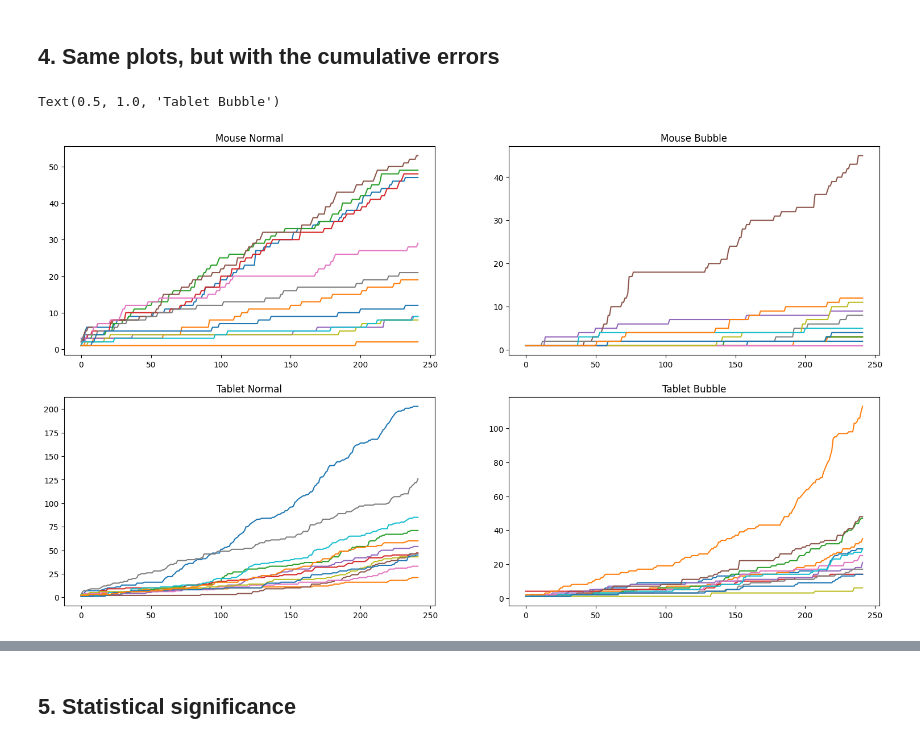
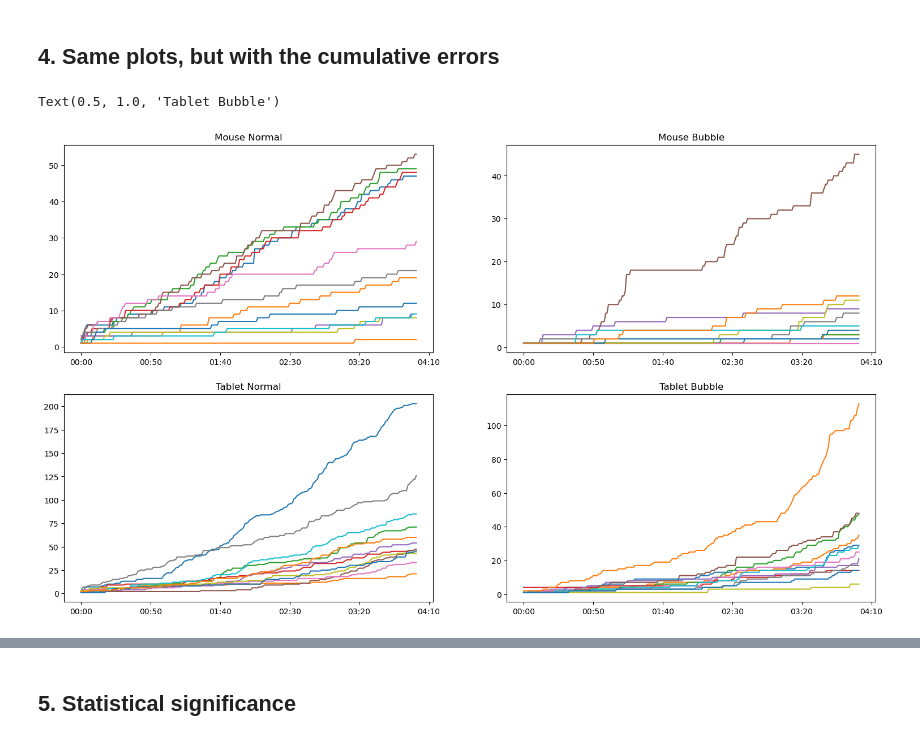
Before and after one commit to IoanaBaciu24/BubbleCursorExperiment, a Jupyter notebook: notebook.ipynb, the cells around one changed output, grey strips where cells are left out. Cells and saved outputs as stored; diff of their text form; code cells hidden in the pictures.

```diff
--- a/notebook.ipynb
+++ b/notebook.ipynb
@@ -153,5 +126,7 @@ plt.ylabel("Movement Time (seconds)")
 plt.show()
 # %% [output]
 [figure]
+# %%
+df["Input method"] = df["Device"] + " " + df["Mode"]
 # %%
 # stats for groups
@@ -178,0 +149,9 @@ df.groupby(["Device", "Mode"])[["Total Time"]].mean().T.plot.bar()
+# %%
+# df.groupby(["Device", "Mode"])[["Total Time"]].mean().T.plot.bar()
+ax = sns.barplot(data=df, x="Input method", y="Total Time", errorbar=None)
+
+# time format for y axis
+ticks = ax.get_yticks()
+ax.set_yticklabels(pd.to_datetime(ticks, unit='s').strftime('%M:%S'))
+
+ax
@@ -228,6 +210,10 @@ for i in range(len(file_names_MB)):
     ax[1][0].plot(df_times_TN["clickTime{0}".format(i)].rolling(30).mean())
     ax[1][1].plot(df_times_TB["clickTime{0}".format(i)].rolling(30).mean())
 
+for i in range(2):
+    for j in range(2):
+        ticks = ax[i][j].get_xticks()
+        ax[i][j].set_xticklabels(pd.to_datetime(ticks, unit='s').strftime('%M:%S'))
 
 ax[0][0].set_title("Mouse Normal")
 ax[0][1].set_title("Mouse Bubble")
@@ -273,8 +261,8 @@ ax.plot(df_times_MB["meanClickTime"].rolling(10).mean(), label="Mouse Bubble")
 ax.plot(df_times_TN["meanClickTime"].rolling(10).mean(), label="Tablet Normal")
 ax.plot(df_times_TB["meanClickTime"].rolling(10).mean(), label="Tablet Bubble")
 
-
-
+ticks = ax.get_xticks()
+ax.set_xticklabels(pd.to_datetime(ticks, unit='s').strftime('%M:%S'))
 
 ax.legend()
 ax.set_title("The mean click times for the four combinations")
@@ -288,19 +276,23 @@ df_errs_MN, df_errs_MB, df_errs_TN, df_errs_TB = analysis_one_metric("currentNum
 # %%
 
 fig, ax = plt.subplots(2, 2)
 fig.set_size_inches(18.5, 10.5)
 
 for i in range(len(file_names_MB)):
     ax[0][0].plot(df_errs_MN["currentNumberOfErrors{0}".format(i)])
     ax[0][1].plot(df_errs_MB["currentNumberOfErrors{0}".format(i)])
     ax[1][0].plot(df_errs_TN["currentNumberOfErrors{0}".format(i)])
     ax[1][1].plot(df_errs_TB["currentNumberOfErrors{0}".format(i)])
 
+for i in range(2):
+    for j in range(2):
+        ticks = ax[i][j].get_xticks()
+        ax[i][j].set_xticklabels(pd.to_datetime(ticks, unit='s').strftime('%M:%S'))
 
 ax[0][0].set_title("Mouse Normal")
 ax[0][1].set_title("Mouse Bubble")
 ax[1][0].set_title("Tablet Normal")
 ax[1][1].set_title("Tablet Bubble")
 # %% [output]
 Text(0.5, 1.0, 'Tablet Bubble')
-[figure, old version]
+[figure, new version]
```
Also changed, not shown: parts of 17 cells of this notebook.
